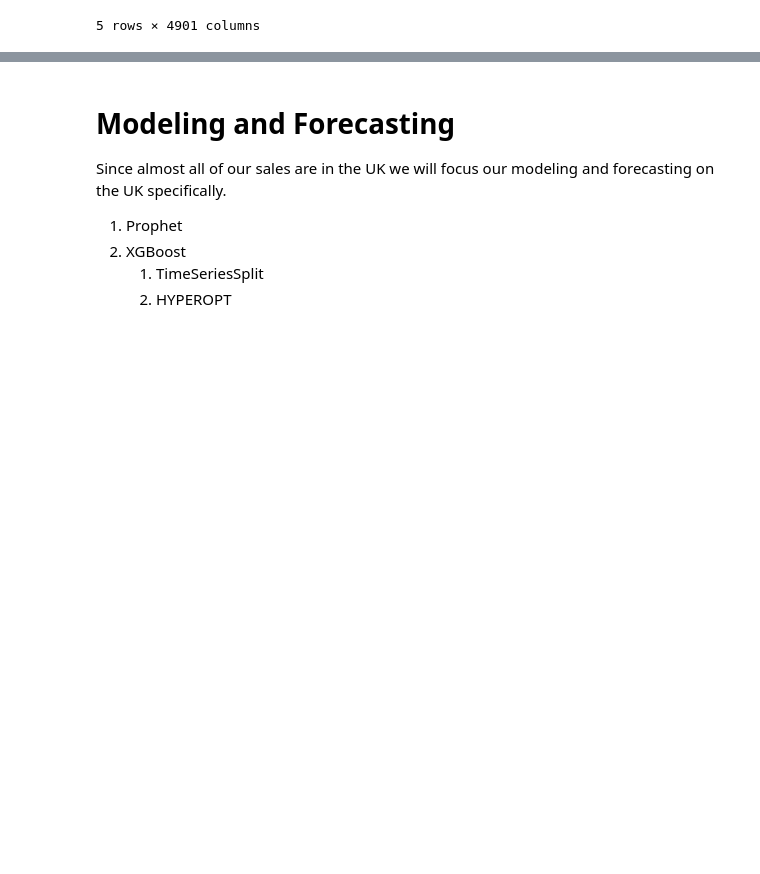
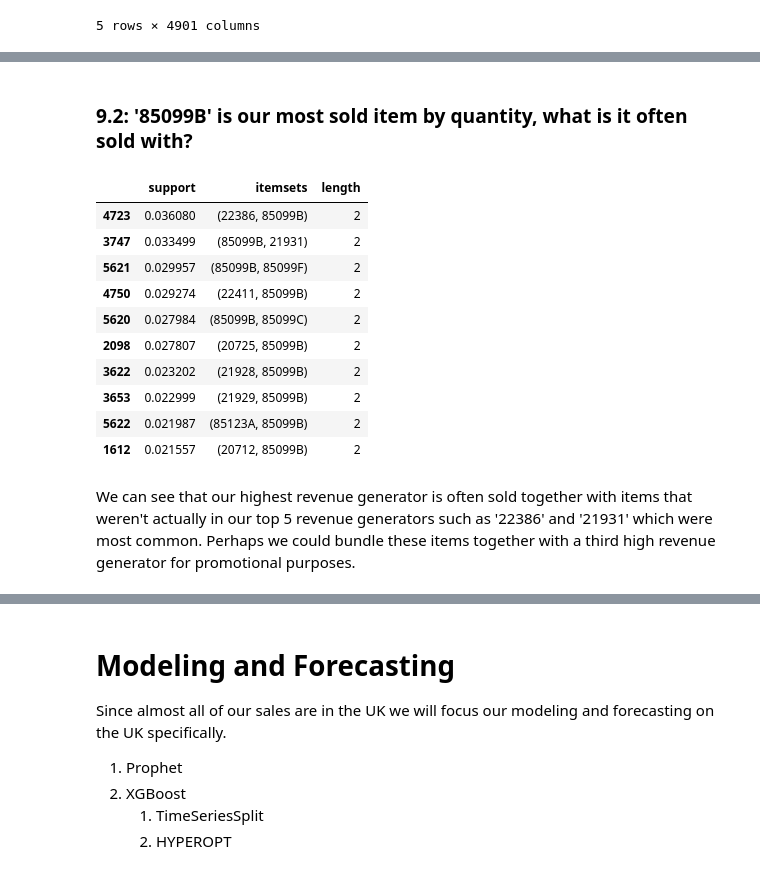
Before and after one commit to zadealfalah/salesSample, a Jupyter notebook: onlineRetail/retail.ipynb, the cells around one changed output, grey strips where cells are left out. Cells and saved outputs as stored; diff of their text form; code cells hidden in the pictures; blank space fills up the shorter version.

```diff
--- a/onlineRetail/retail.ipynb
+++ b/onlineRetail/retail.ipynb
@@ -495,0 +510,18 @@ apriori(ser, min_support=0.01)
+# %% [markdown]
+### 9.2: '85099B' is our most sold item by quantity, what is it often sold with?
+# %%
+smallItems[smallItems['itemsets'] > {'85099B'}].sort_values(by='support', ascending=False)[:10]
+# %% [output]
+|  | support | itemsets | length |
+| 4723 | 0.036080 | (22386, 85099B) | 2 |
+| 3747 | 0.033499 | (85099B, 21931) | 2 |
+| 5621 | 0.029957 | (85099B, 85099F) | 2 |
+| 4750 | 0.029274 | (22411, 85099B) | 2 |
+| 5620 | 0.027984 | (85099B, 85099C) | 2 |
+| 2098 | 0.027807 | (20725, 85099B) | 2 |
+| 3622 | 0.023202 | (21928, 85099B) | 2 |
+| 3653 | 0.022999 | (21929, 85099B) | 2 |
+| 5622 | 0.021987 | (85123A, 85099B) | 2 |
+| 1612 | 0.021557 | (20712, 85099B) | 2 |
+# %% [markdown]
+We can see that our highest revenue generator is often sold together with items that weren't actually in our top 5 revenue generators such as '22386' and '21931' which were most common.  Perhaps we could bundle these items together with a third high revenue generator for promotional purposes.
```
Also changed, not shown: parts of 24 cells of this notebook, 3 other files.
